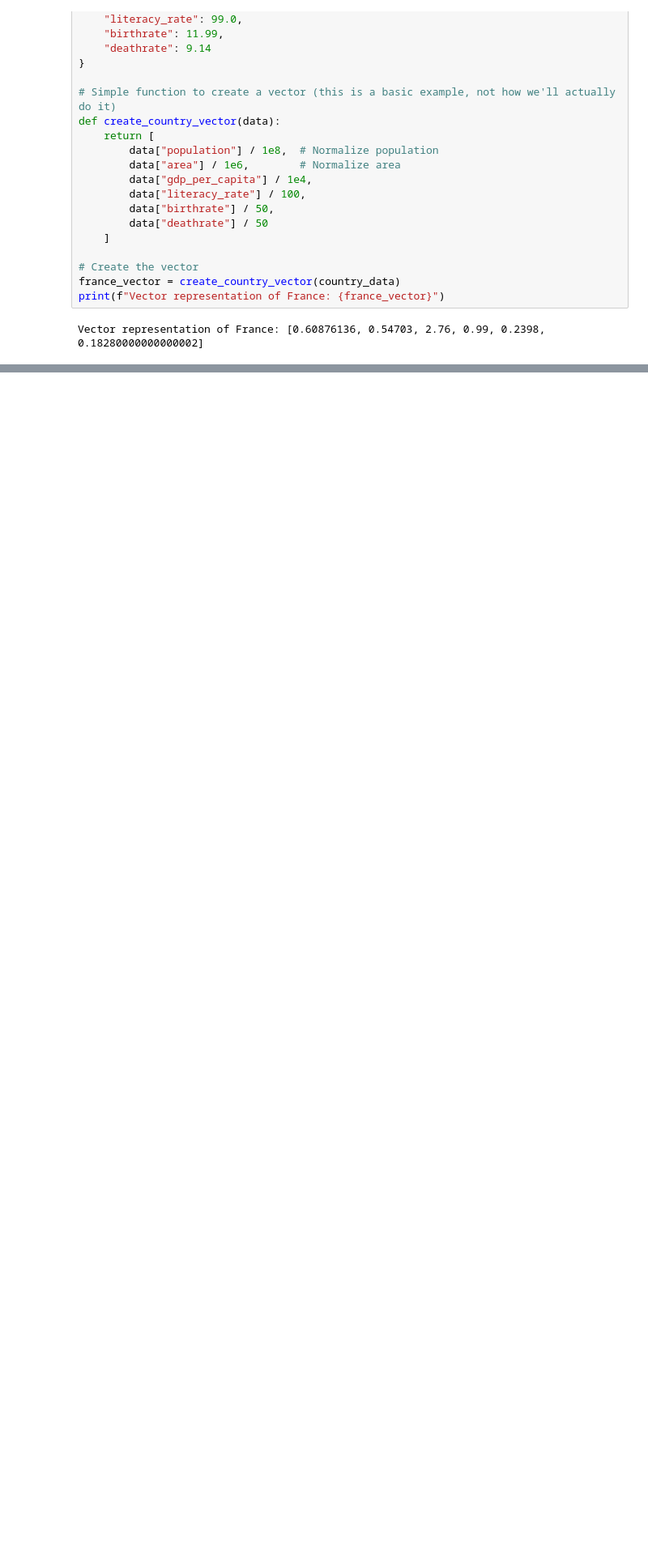
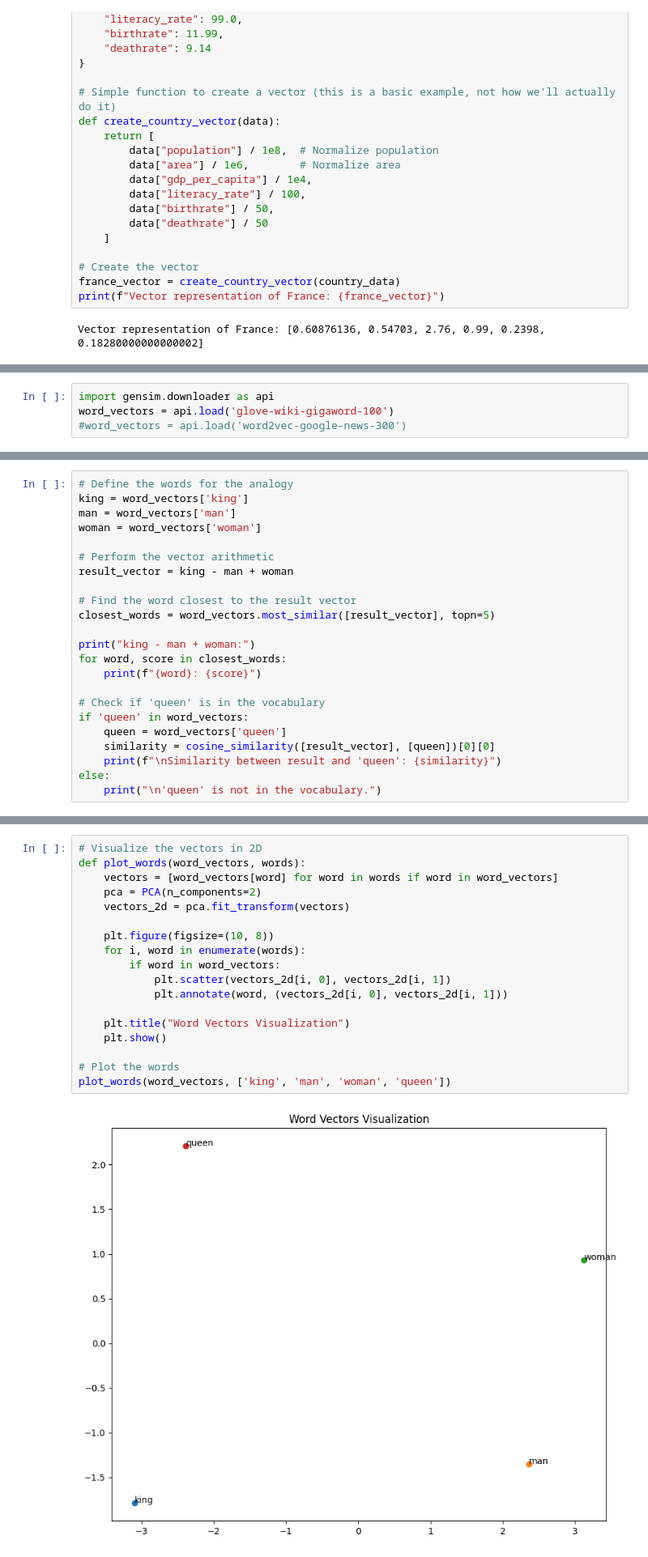
Before and after one commit to AMindCoder/AMindCoder.github.io, a Jupyter notebook: Semantic_Search_Course.ipynb, the cells around one changed output, grey strips where cells are left out. Shown: that part at 81% size. Drawn from its saved outputs; the diff is of its cells as text; blank space fills up the shorter version.

```diff
--- a/Semantic_Search_Course.ipynb
+++ b/Semantic_Search_Course.ipynb
@@ -48,0 +252,4 @@ Vector representation of France: [0.60876136, 0.54703, 2.76, 0.99, 0.2398, 0.182
+# %%
+import gensim.downloader as api
+word_vectors = api.load('glove-wiki-gigaword-100')
+#word_vectors = api.load('word2vec-google-news-300')
@@ -48,0 +270,23 @@ Vector representation of France: [0.60876136, 0.54703, 2.76, 0.99, 0.2398, 0.182
+# %%
+# Define the words for the analogy
+king = word_vectors['king']
+man = word_vectors['man']
+woman = word_vectors['woman']
+
+# Perform the vector arithmetic
+result_vector = king - man + woman
+
+# Find the word closest to the result vector
+closest_words = word_vectors.most_similar([result_vector], topn=5)
+
+print("king - man + woman:")
+for word, score in closest_words:
+    print(f"{word}: {score}")
+
+# Check if 'queen' is in the vocabulary
+if 'queen' in word_vectors:
+    queen = word_vectors['queen']
+    similarity = cosine_similarity([result_vector], [queen])[0][0]
+    print(f"\nSimilarity between result and 'queen': {similarity}")
+else:
+    print("\n'queen' is not in the vocabulary.")
@@ -48,0 +302,20 @@ Vector representation of France: [0.60876136, 0.54703, 2.76, 0.99, 0.2398, 0.182
+# %%
+# Visualize the vectors in 2D
+def plot_words(word_vectors, words):
+    vectors = [word_vectors[word] for word in words if word in word_vectors]
+    pca = PCA(n_components=2)
+    vectors_2d = pca.fit_transform(vectors)
+
+    plt.figure(figsize=(10, 8))
+    for i, word in enumerate(words):
+        if word in word_vectors:
+            plt.scatter(vectors_2d[i, 0], vectors_2d[i, 1])
+            plt.annotate(word, (vectors_2d[i, 0], vectors_2d[i, 1]))
+
+    plt.title("Word Vectors Visualization")
+    plt.show()
+
+# Plot the words
+plot_words(word_vectors, ['king', 'man', 'woman', 'queen'])
+# %% [output]
+[figure, added]
```
Also changed, not shown: parts of 33 cells of this notebook.
